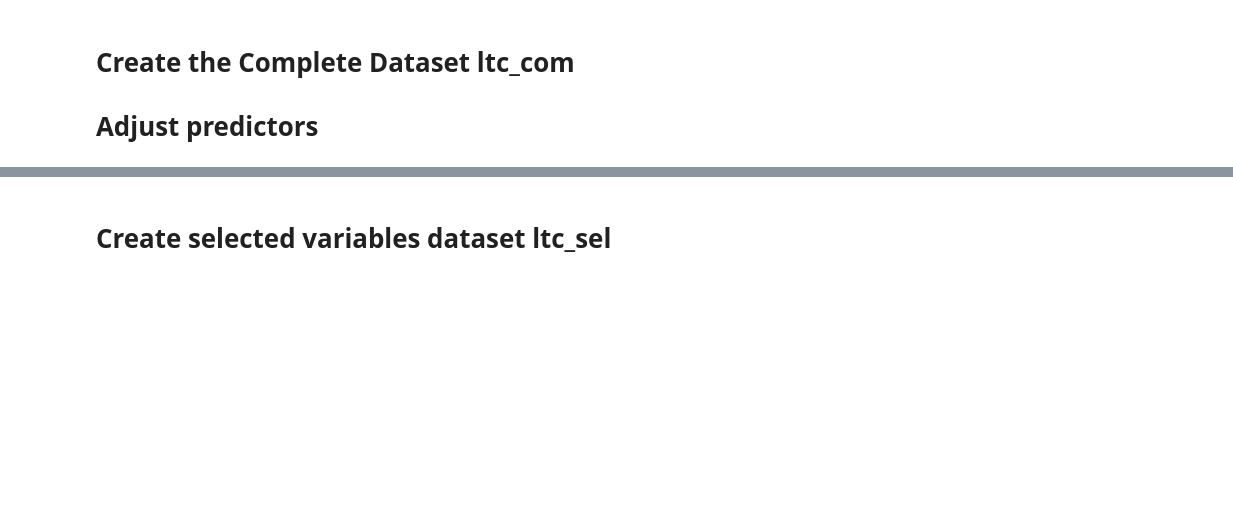
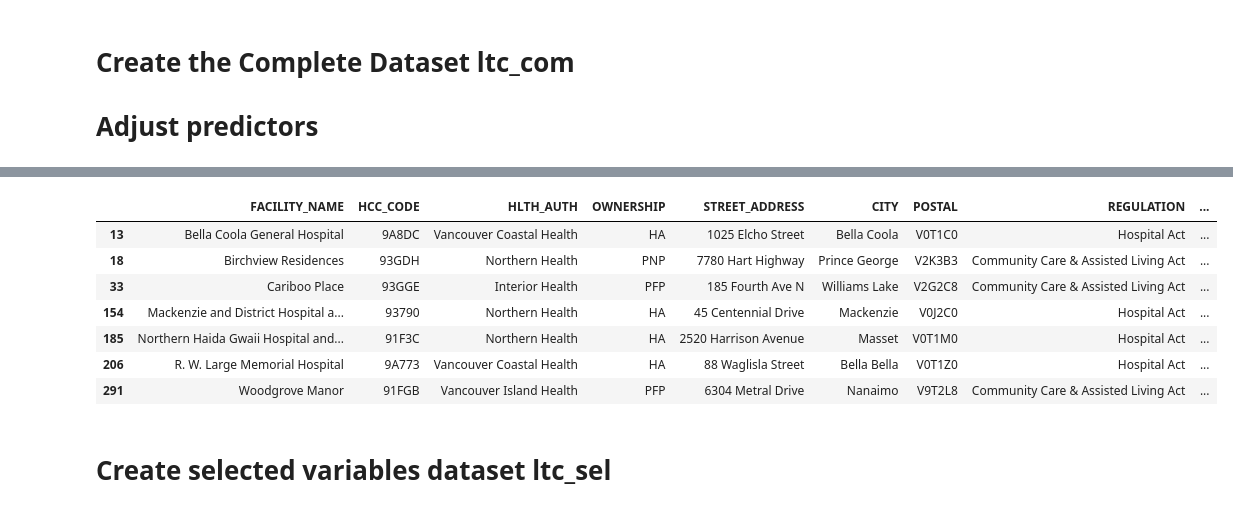
Before and after one commit to nganlyle/wrangle_covid, a Jupyter notebook: wrangling/ngan_bc_ltc_com_sel.ipynb, the cells around one changed output, grey strips where cells are left out. Cells and saved outputs as stored; diff of their text form; code cells hidden in the pictures; blank space fills up the shorter version.

```diff
--- a/wrangling/ngan_bc_ltc_com_sel.ipynb
+++ b/wrangling/ngan_bc_ltc_com_sel.ipynb
@@ -241,3 +454,14 @@ memory usage: 195.0+ KB
+# %%
+ltc_com[ltc_com['AGE'].isnull()]
+# %% [output]
+|  | FACILITY_NAME | HCC_CODE | HLTH_AUTH | OWNERSHIP | STREET_ADDRESS | CITY | POSTAL | REGULATION | ... |
+| 13 | Bella Coola General Hospital | 9A8DC | Vancouver Coastal Health | HA | 1025 Elcho Street | Bella Coola | V0T1C0 | Hospital Act | ... |
+| 18 | Birchview Residences | 93GDH | Northern Health | PNP | 7780 Hart Highway | Prince George | V2K3B3 | Community Care & Assisted Living Act | ... |
+| 33 | Cariboo Place | 93GGE | Interior Health | PFP | 185 Fourth Ave N | Williams Lake | V2G2C8 | Community Care & Assisted Living Act | ... |
+| 154 | Mackenzie and District Hospital a... | 93790 | Northern Health | HA | 45 Centennial Drive | Mackenzie | V0J2C0 | Hospital Act | ... |
+| 185 | Northern Haida Gwaii Hospital and... | 91F3C | Northern Health | HA | 2520 Harrison Avenue | Masset | V0T1M0 | Hospital Act | ... |
+| 206 | R. W. Large Memorial Hospital | 9A773 | Vancouver Coastal Health | HA | 88 Waglisla Street | Bella Bella | V0T1Z0 | Hospital Act | ... |
+| 291 | Woodgrove Manor | 91FGB | Vancouver Island Health | PFP | 6304 Metral Drive | Nanaimo | V9T2L8 | Community Care & Assisted Living Act | ... |
 # %%
 # Export the complete dataset
 ltc_com.to_csv(r'../data/BC/bc_ltc_complete_sep18.csv', index = False)
```
Also changed, not shown: parts of 18 cells of this notebook, 3 other files.
